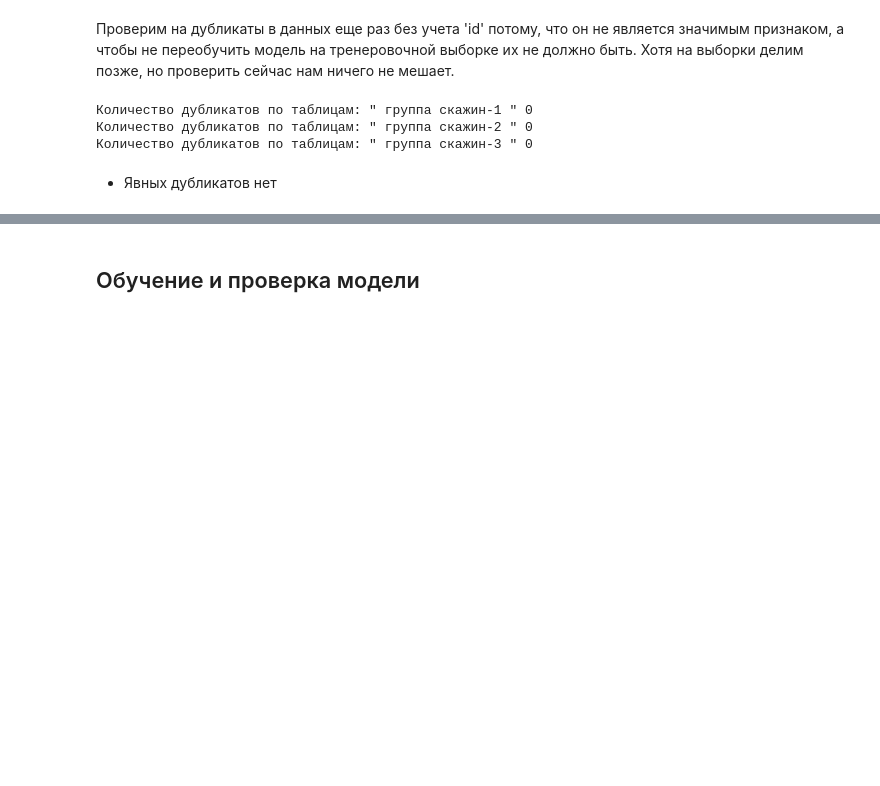
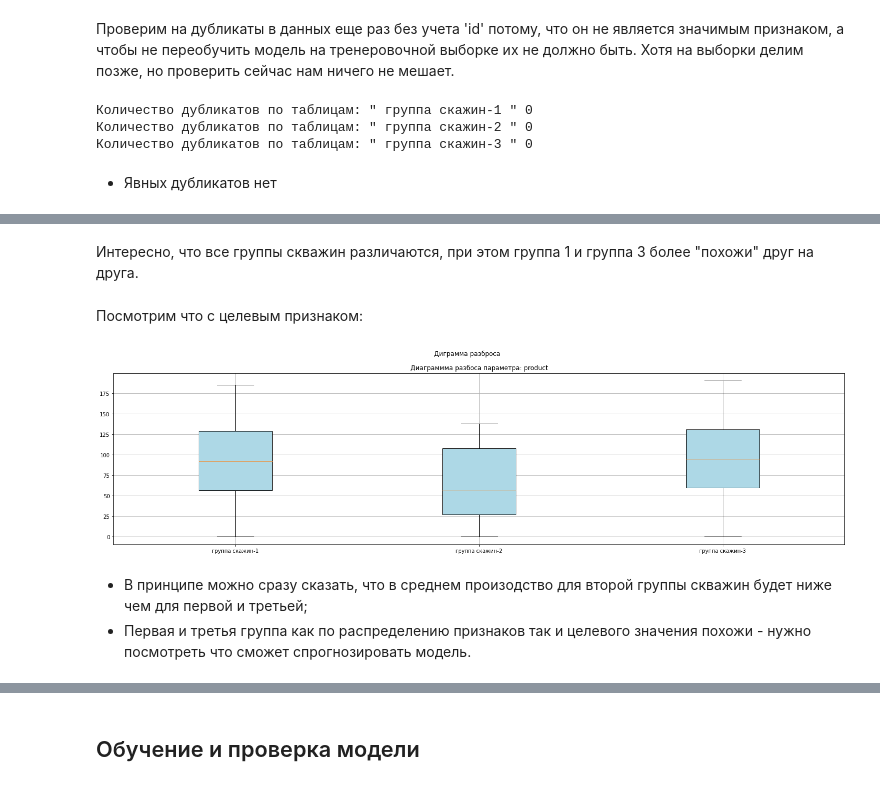
Before and after one commit to MalastowskiNS/-YanXPraKPjcts, a Jupyter notebook: M03P01-OilDerricksLocation/start.ipynb, the cells around one changed output, grey strips where cells are left out. Cells and saved outputs as stored; diff of their text form; code cells hidden in the pictures; blank space fills up the shorter version.

```diff
--- a/M03P01-OilDerricksLocation/start.ipynb
+++ b/M03P01-OilDerricksLocation/start.ipynb
@@ -122,0 +174,22 @@ memory usage: 3.8+ MB
+# %% [markdown]
+Интересно, что все группы скважин различаются, при этом группа 1 и группа 3 более "похожи" друг на друга.
+# %% [markdown]
+Посмотрим что с целевым признаком:
+# %%
+cols = 'product'
+fig, ax = plt.subplots(1, 1, figsize=(25, 6))
+fig.suptitle('Диграмма разброса')
+boxprops = dict(facecolor = "lightblue")
+dic = {}
+for j in range(3):
+    dic[table_names[j]]=table_set[j][cols]
+ax.boxplot(dic.values(), patch_artist = True, boxprops= boxprops)
+ax.set_xticklabels(dic.keys())
+ax.set_title('Диаграммма разбоса параметра: '+ cols)
+ax.grid()
+plt.show()
+# %% [output]
+[figure, added]
+# %% [markdown]
+- В принципе можно сразу сказать, что в среднем произодство для второй группы скважин будет ниже чем для первой и третьей;
+- Первая и третья группа как по распределению признаков так и целевого значения похожи - нужно посмотреть что сможет спрогнозировать модель.
```
Also changed, not shown: parts of 44 cells of this notebook.
